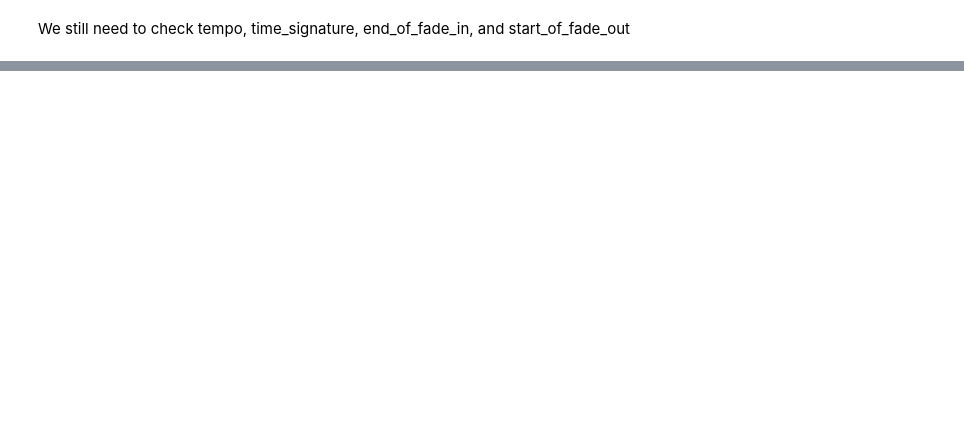
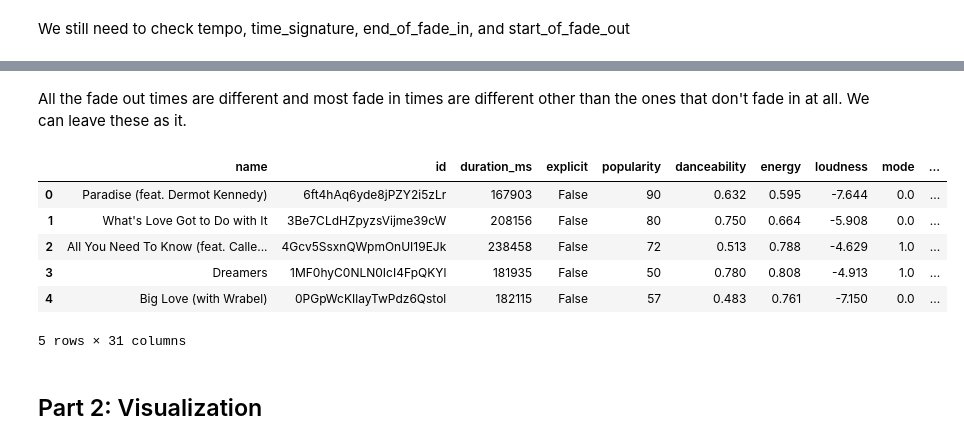
Before and after one commit to golsonallen/Data-Science-DJ, a Jupyter notebook: DJ.ipynb, the cells around one changed output, grey strips where cells are left out. Drawn from its saved outputs; the diff is of its cells as text; code cells hidden in the pictures; blank space fills up the shorter version.

```diff
--- a/DJ.ipynb
+++ b/DJ.ipynb
@@ -384,0 +451,4 @@ So we will need to convert it as well
+# %%
+dummies = pd.get_dummies(df["key"], drop_first= True) #don't want to duplicate info
+
+df = pd.concat([df.drop("key", axis = 1), dummies], axis = 1)
@@ -384,0 +471,14 @@ So we will need to convert it as well
+# %%
+df = df.rename(columns={
+    1.0: "key_1",
+    2.0: "key_2",
+    3.0: "key_3",
+    4.0: "key_4",
+    5.0: "key_5",
+    6.0: "key_6",
+    7.0: "key_7",
+    8.0: "key_8",
+    9.0: "key_9",
+    10.0: "key_10",
+    11.0: "key_11"
+})
@@ -386,0 +513,4 @@ We still need to check tempo, time_signature, end_of_fade_in, and start_of_fade_
+# %%
+dummies = pd.get_dummies(df["time_signature"], drop_first= True)
+
+df = pd.concat([df.drop("time_signature", axis = 1), dummies], axis = 1)
@@ -386,0 +532,6 @@ We still need to check tempo, time_signature, end_of_fade_in, and start_of_fade_
+# %%
+df = df.rename(columns={
+    3.0: "time_sig3",
+    4.0: "time_sig4",
+    5.0: "time_sig5"
+})
@@ -386,0 +580,14 @@ We still need to check tempo, time_signature, end_of_fade_in, and start_of_fade_
+# %% [markdown]
+All the fade out times are different and most fade in times are different other than the ones that don't fade in at all. We can leave these as it.
+# %%
+df.head()
+# %% [output]
+|  | name | id | duration_ms | explicit | popularity | danceability | energy | loudness | mode | ... |
+| 0 | Paradise (feat. Dermot Kennedy) | 6ft4hAq6yde8jPZY2i5zLr | 167903 | False | 90 | 0.632 | 0.595 | -7.644 | 0.0 | ... |
+| 1 | What's Love Got to Do with It | 3Be7CLdHZpyzsVijme39cW | 208156 | False | 80 | 0.750 | 0.664 | -5.908 | 0.0 | ... |
+| 2 | All You Need To Know (feat. Calle... | 4Gcv5SsxnQWpmOnUI19EJk | 238458 | False | 72 | 0.513 | 0.788 | -4.629 | 1.0 | ... |
+| 3 | Dreamers | 1MF0hyC0NLN0IcI4FpQKYl | 181935 | False | 50 | 0.780 | 0.808 | -4.913 | 1.0 | ... |
+| 4 | Big Love (with Wrabel) | 0PGpWcKIlayTwPdz6Qstol | 182115 | False | 57 | 0.483 | 0.761 | -7.150 | 0.0 | ... |
+5 rows × 31 columns
+# %% [markdown]
+## Part 2: Visualization
```
Also changed, not shown: parts of 34 cells of this notebook, 1 other file.
